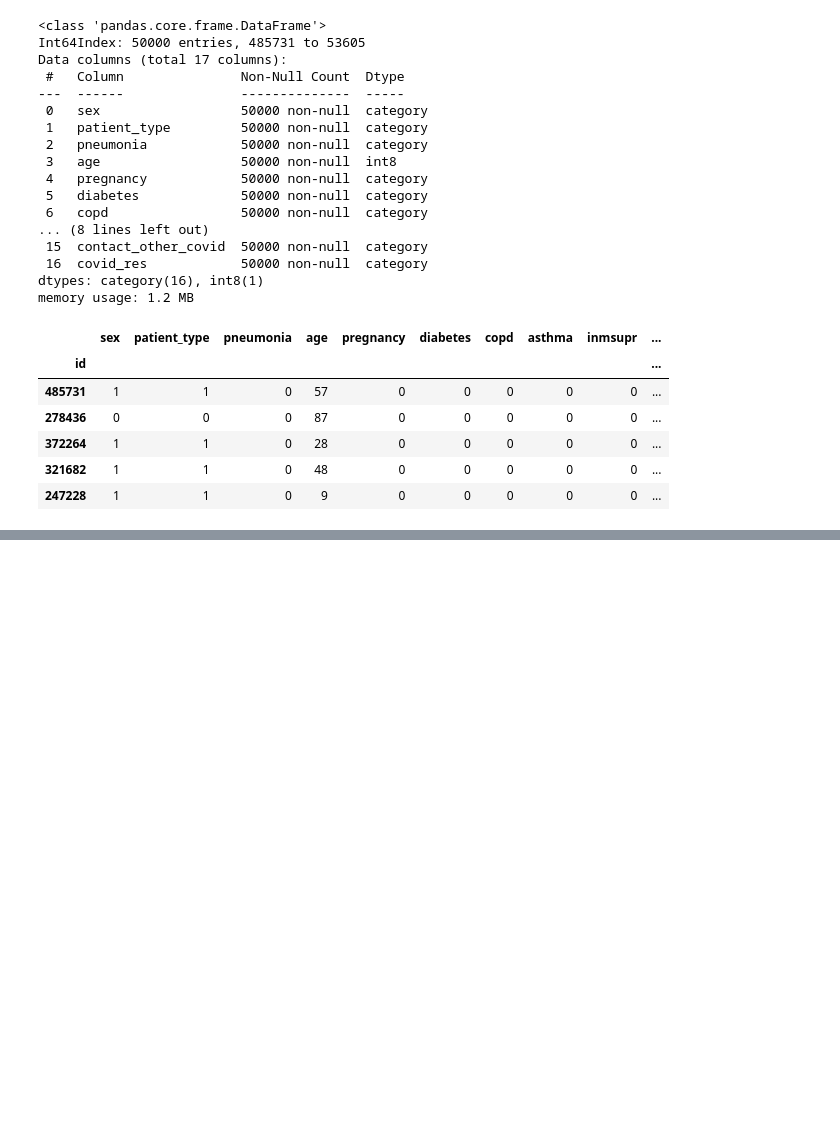
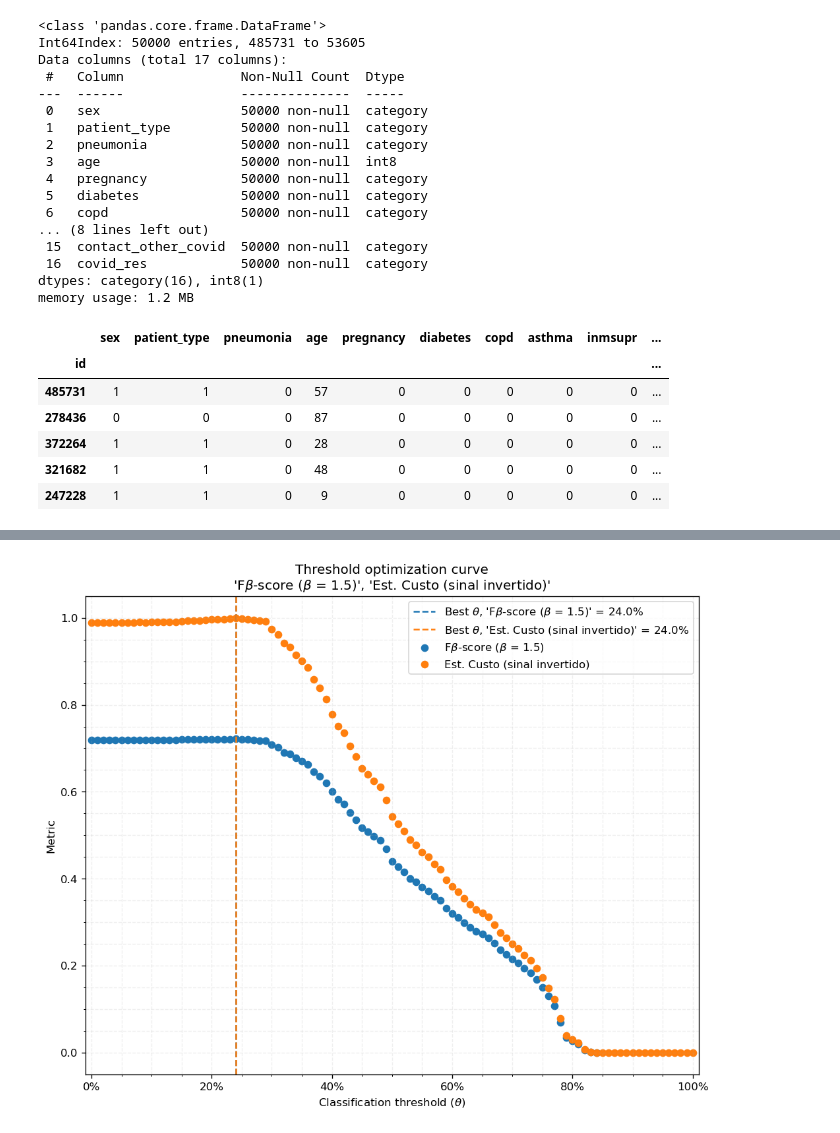
Before and after one commit to flimao/modelos-covid, a Jupyter notebook: notebooks_exploration/4-otimizacao.ipynb, the cells around one changed output, grey strips where cells are left out. Cells and saved outputs as stored; diff of their text form; code cells hidden in the pictures; blank space fills up the shorter version.

```diff
--- a/notebooks_exploration/4-otimizacao.ipynb
+++ b/notebooks_exploration/4-otimizacao.ipynb
@@ -92,0 +472,24 @@ covid.head()
+# %%
+# chamar a função de análise de threshold
+# inclui uma coluna com o custo
+# custo de cada um [[custo_tn, custo_fp], [custo_fn, custo_tp]]
+# caso a função de otimização seja maximização, basta dar o sinal negativo
+
+calcs = {
+    'cost': {
+        'fcalc': smetrics.calc_confusion_matrix_cost,
+        'kwds': {
+            'cost_matrix': [[1, -1], [-5, 1]],    # custo de fn é 5 vezes mais alto que custo de fp
+        },
+        'normalize': True     # custo normalizado para ficar na escala de 0 a 1
+    }
+}
+
+threshold_opt = calc_threshold_optimization(
+    y_true = y_test,
+    y_prob = y_prob,
+    calcs = calcs,
+    beta = 1.5 # priorizacao do recall sobre o precision
+)
+
+threshold_opt
@@ -92,0 +515,13 @@ covid.head()
+# %%
+fig = splt.plot_threshold_curve(
+    y_true = y_test, y_prob = y_prob,
+    threshold_opt = threshold_opt,
+    metrics = {
+        'f1.5_score': r'F$\beta$-score ($\beta$ = 1.5)',
+        'cost': 'Est. Custo (sinal invertido)'
+    },
+    best_threshold = True,
+    minimize = False
+)
+# %% [output]
+[figure, added]
```
Also changed, not shown: parts of 35 cells of this notebook.
